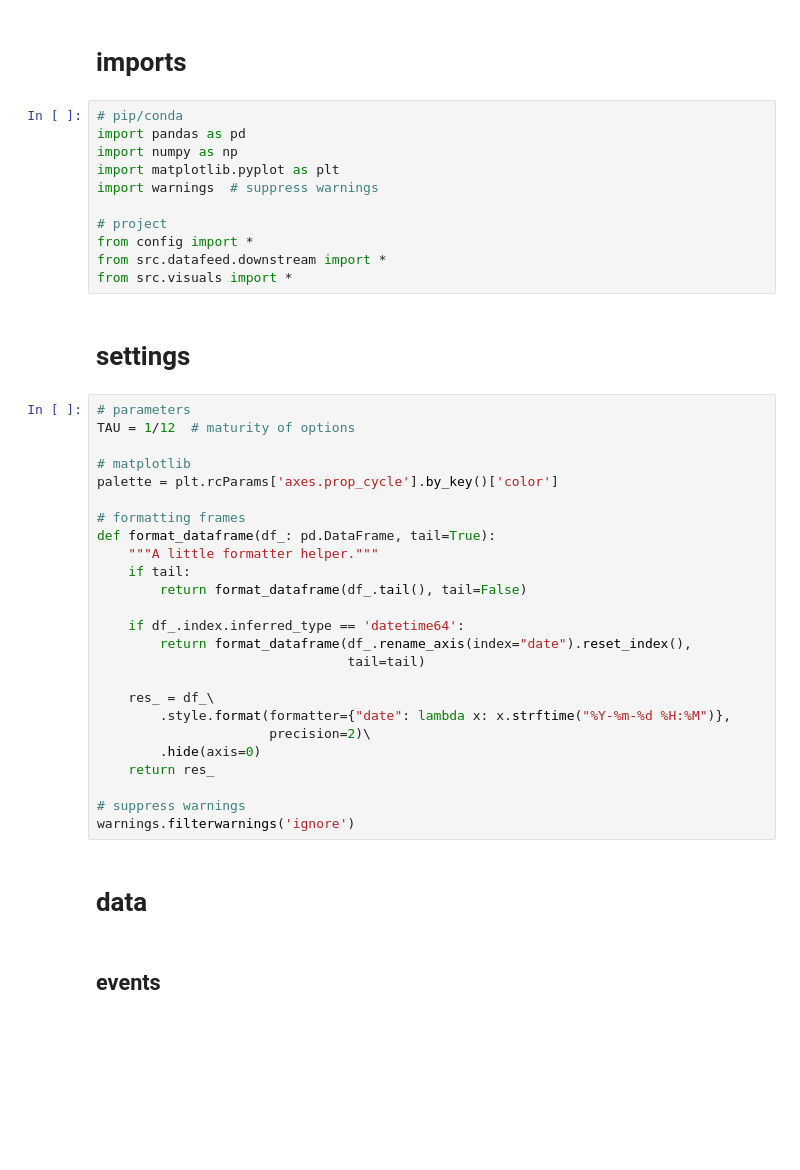
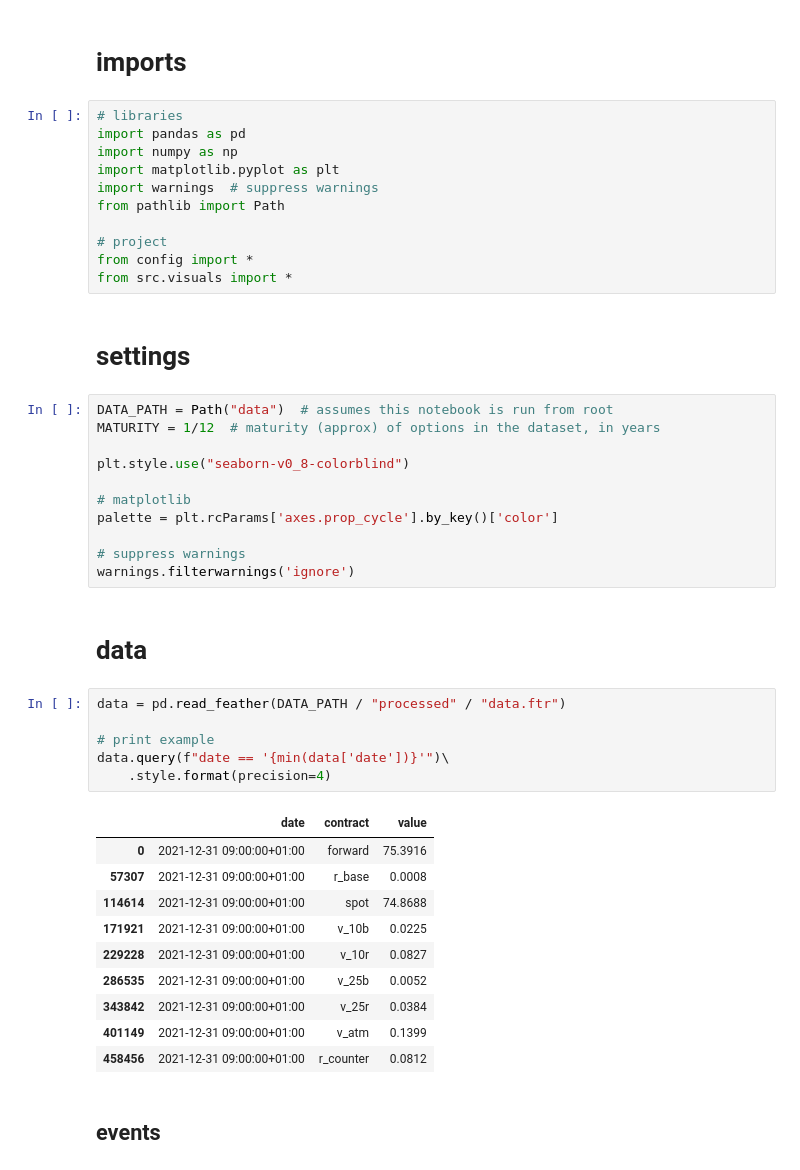
Before and after one commit to ipozdeev/fx-options-ukraine-war, a Jupyter notebook: walkthrough.ipynb, the cells around one changed output. Cells and saved outputs as stored; diff of their text form; blank space fills up the shorter version.

```diff
--- a/walkthrough.ipynb
+++ b/walkthrough.ipynb
@@ -11,45 +9,48 @@
 # %% [markdown]
 # imports
 # %%
-# pip/conda
+# libraries
 import pandas as pd
 import numpy as np
 import matplotlib.pyplot as plt
 import warnings  # suppress warnings
+from pathlib import Path
 
 # project
 from config import *
-from src.datafeed.downstream import *
 from src.visuals import *
 # %% [markdown]
 # settings
 # %%
-# parameters
-TAU = 1/12  # maturity of options
+DATA_PATH = Path("data")  # assumes this notebook is run from root
+MATURITY = 1/12  # maturity (approx) of options in the dataset, in years
+
+plt.style.use("seaborn-v0_8-colorblind")
 
 # matplotlib
 palette = plt.rcParams['axes.prop_cycle'].by_key()['color']
 
-# formatting frames
-def format_dataframe(df_: pd.DataFrame, tail=True):
-    """A little formatter helper."""
-    if tail:
-        return format_dataframe(df_.tail(), tail=False)
-
-    if df_.index.inferred_type == 'datetime64':
-        return format_dataframe(df_.rename_axis(index="date").reset_index(),
-                                tail=tail)
-
-    res_ = df_\
-        .style.format(formatter={"date": lambda x: x.strftime("%Y-%m-%d %H:%M")},
-                      precision=2)\
-        .hide(axis=0)
-    return res_
-
 # suppress warnings
 warnings.filterwarnings('ignore')
 # %% [markdown]
 # data
+# %%
+data = pd.read_feather(DATA_PATH / "processed" / "data.ftr")
+
+# print example
+data.query(f"date == '{min(data['date'])}'")\
+    .style.format(precision=4)
+# %% [output]
+|  | date | contract | value |
+| 0 | 2021-12-31 09:00:00+01:00 | forward | 75.3916 |
+| 57307 | 2021-12-31 09:00:00+01:00 | r_base | 0.0008 |
+| 114614 | 2021-12-31 09:00:00+01:00 | spot | 74.8688 |
+| 171921 | 2021-12-31 09:00:00+01:00 | v_10b | 0.0225 |
+| 229228 | 2021-12-31 09:00:00+01:00 | v_10r | 0.0827 |
+| 286535 | 2021-12-31 09:00:00+01:00 | v_25b | 0.0052 |
+| 343842 | 2021-12-31 09:00:00+01:00 | v_25r | 0.0384 |
+| 401149 | 2021-12-31 09:00:00+01:00 | v_atm | 0.1399 |
+| 458456 | 2021-12-31 09:00:00+01:00 | r_counter | 0.0812 |
 # %% [markdown]
 ## events
 # %% [markdown]
```
Also changed, not shown: parts of 21 cells of this notebook.
